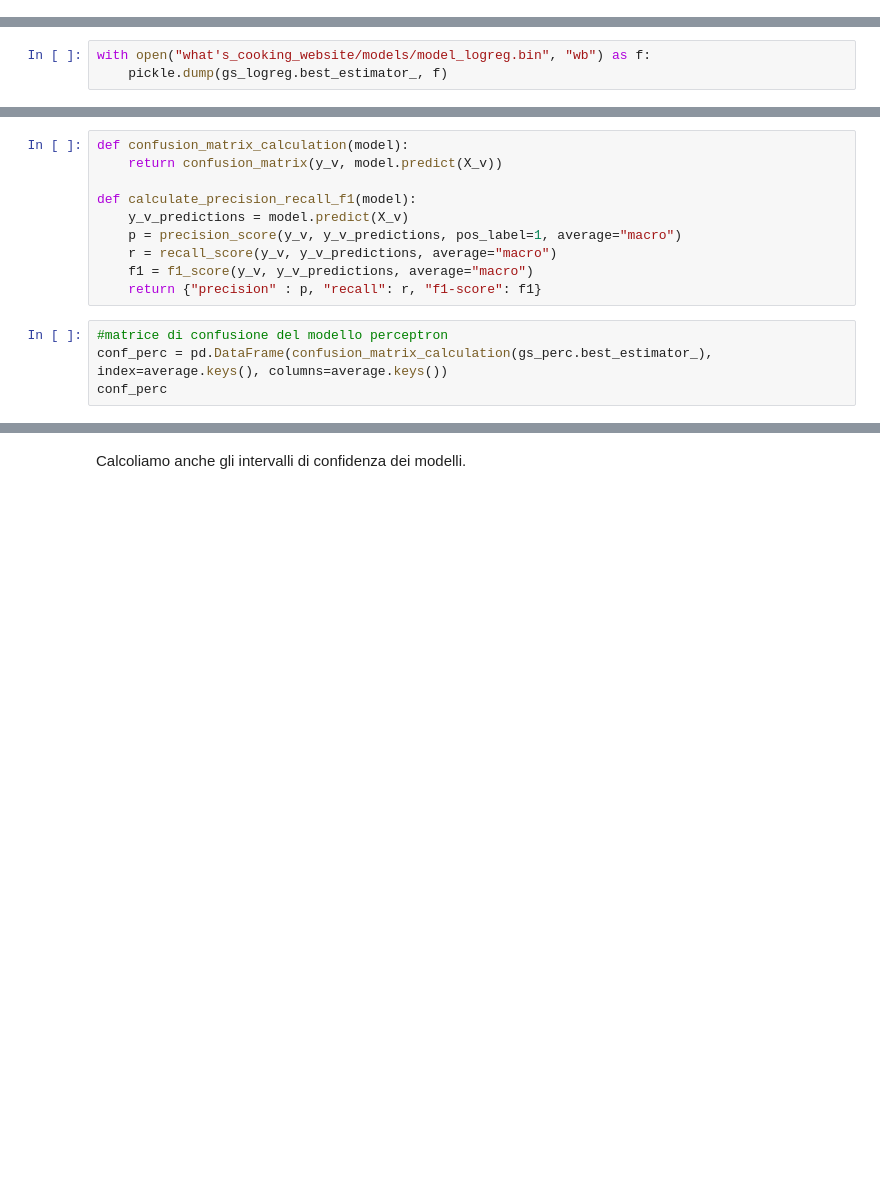
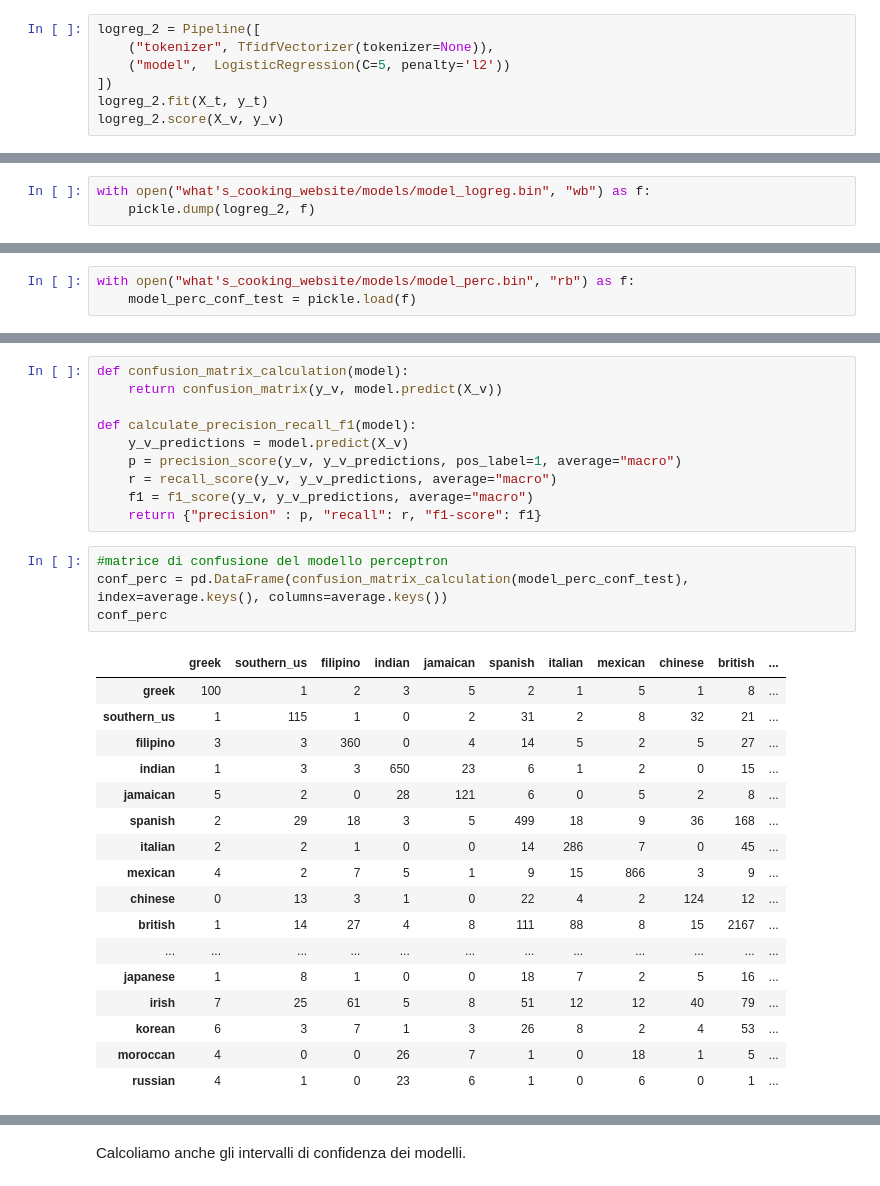
Before and after one commit to volpepe/Cooking-Challenge, a Jupyter notebook: Progetto.ipynb, the cells around one changed output, grey strips where cells are left out. Saved outputs shown, nothing was run; the diff lists cells and outputs as text; blank space fills up the shorter version.

```diff
--- a/Progetto.ipynb
+++ b/Progetto.ipynb
@@ -558,0 +566,7 @@ Ma prima, salviamo anche questo modello su disco:
+# %%
+logreg_2 = Pipeline([
+    ("tokenizer", TfidfVectorizer(tokenizer=None)),
+    ("model",  LogisticRegression(C=5, penalty='l2'))
+])
+logreg_2.fit(X_t, y_t)
+logreg_2.score(X_v, y_v)
@@ -559,6 +575,6 @@ Ma prima, salviamo anche questo modello su disco:
 # %%
 with open("what's_cooking_website/models/model_logreg.bin", "wb") as f:
-    pickle.dump(gs_logreg.best_estimator_, f)
+    pickle.dump(logreg_2, f)
 # %% [markdown]
 ## Support Vector Machines
 # %% [markdown]
@@ -603,0 +622,3 @@ Si vuole calcolare quanto i modelli trovati finora siano affidabili. Per farlo u
+# %%
+with open("what's_cooking_website/models/model_perc.bin", "rb") as f:
+    model_perc_conf_test = pickle.load(f)
@@ -613,7 +640,25 @@ def calculate_precision_recall_f1(model):
     return {"precision" : p, "recall": r, "f1-score": f1}
 # %%
 #matrice di confusione del modello perceptron
-conf_perc = pd.DataFrame(confusion_matrix_calculation(gs_perc.best_estimator_), index=average.keys(), columns=average.keys())
+conf_perc = pd.DataFrame(confusion_matrix_calculation(model_perc_conf_test), index=average.keys(), columns=average.keys())
 conf_perc
+# %% [output]
+|  | greek | southern_us | filipino | indian | jamaican | spanish | italian | mexican | chinese | british | ... |
+| greek | 100 | 1 | 2 | 3 | 5 | 2 | 1 | 5 | 1 | 8 | ... |
+| southern_us | 1 | 115 | 1 | 0 | 2 | 31 | 2 | 8 | 32 | 21 | ... |
+| filipino | 3 | 3 | 360 | 0 | 4 | 14 | 5 | 2 | 5 | 27 | ... |
+| indian | 1 | 3 | 3 | 650 | 23 | 6 | 1 | 2 | 0 | 15 | ... |
+| jamaican | 5 | 2 | 0 | 28 | 121 | 6 | 0 | 5 | 2 | 8 | ... |
+| spanish | 2 | 29 | 18 | 3 | 5 | 499 | 18 | 9 | 36 | 168 | ... |
+| italian | 2 | 2 | 1 | 0 | 0 | 14 | 286 | 7 | 0 | 45 | ... |
+| mexican | 4 | 2 | 7 | 5 | 1 | 9 | 15 | 866 | 3 | 9 | ... |
+| chinese | 0 | 13 | 3 | 1 | 0 | 22 | 4 | 2 | 124 | 12 | ... |
+| british | 1 | 14 | 27 | 4 | 8 | 111 | 88 | 8 | 15 | 2167 | ... |
+| ... | ... | ... | ... | ... | ... | ... | ... | ... | ... | ... | ... |
+| japanese | 1 | 8 | 1 | 0 | 0 | 18 | 7 | 2 | 5 | 16 | ... |
+| irish | 7 | 25 | 61 | 5 | 8 | 51 | 12 | 12 | 40 | 79 | ... |
+| korean | 6 | 3 | 7 | 1 | 3 | 26 | 8 | 2 | 4 | 53 | ... |
+| moroccan | 4 | 0 | 0 | 26 | 7 | 1 | 0 | 18 | 1 | 5 | ... |
+| russian | 4 | 1 | 0 | 23 | 6 | 1 | 0 | 6 | 0 | 1 | ... |
 # %%
 #matrice di confusione del modello di regressione logistica
```
Also changed, not shown: parts of 23 cells of this notebook, 1 other file.
